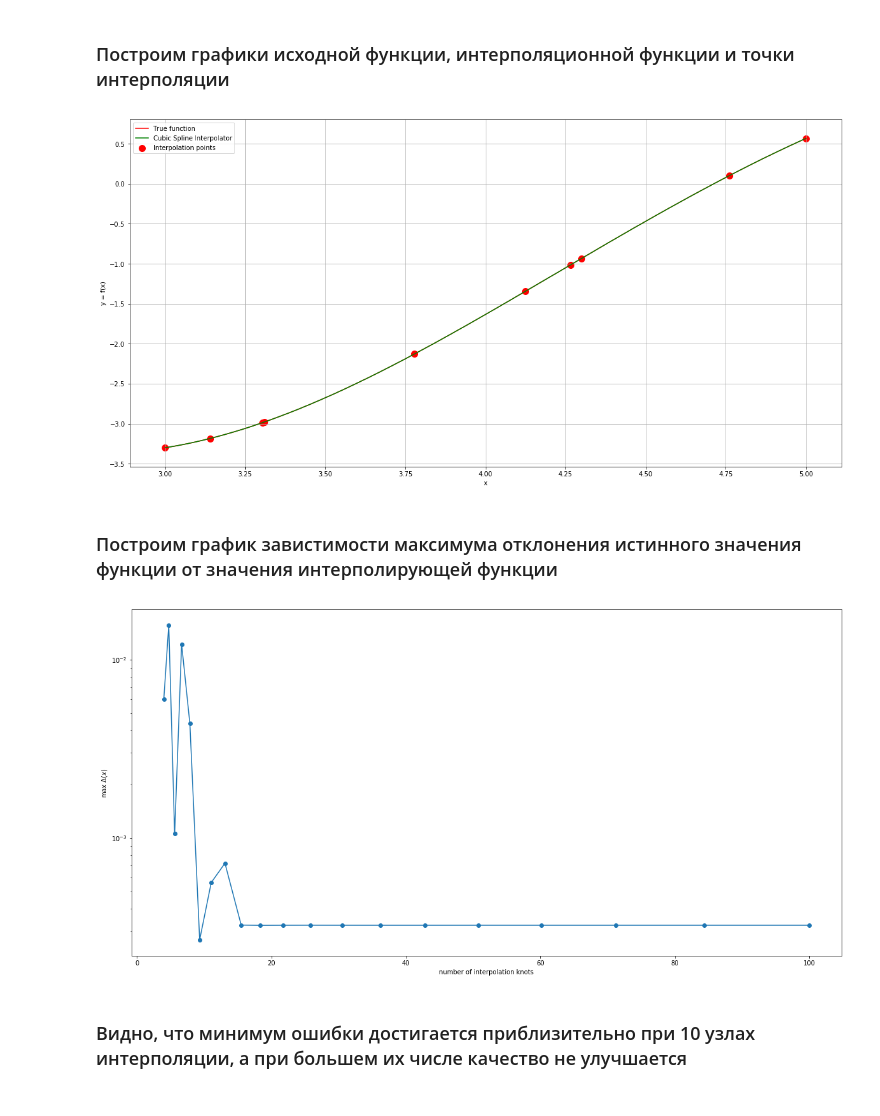
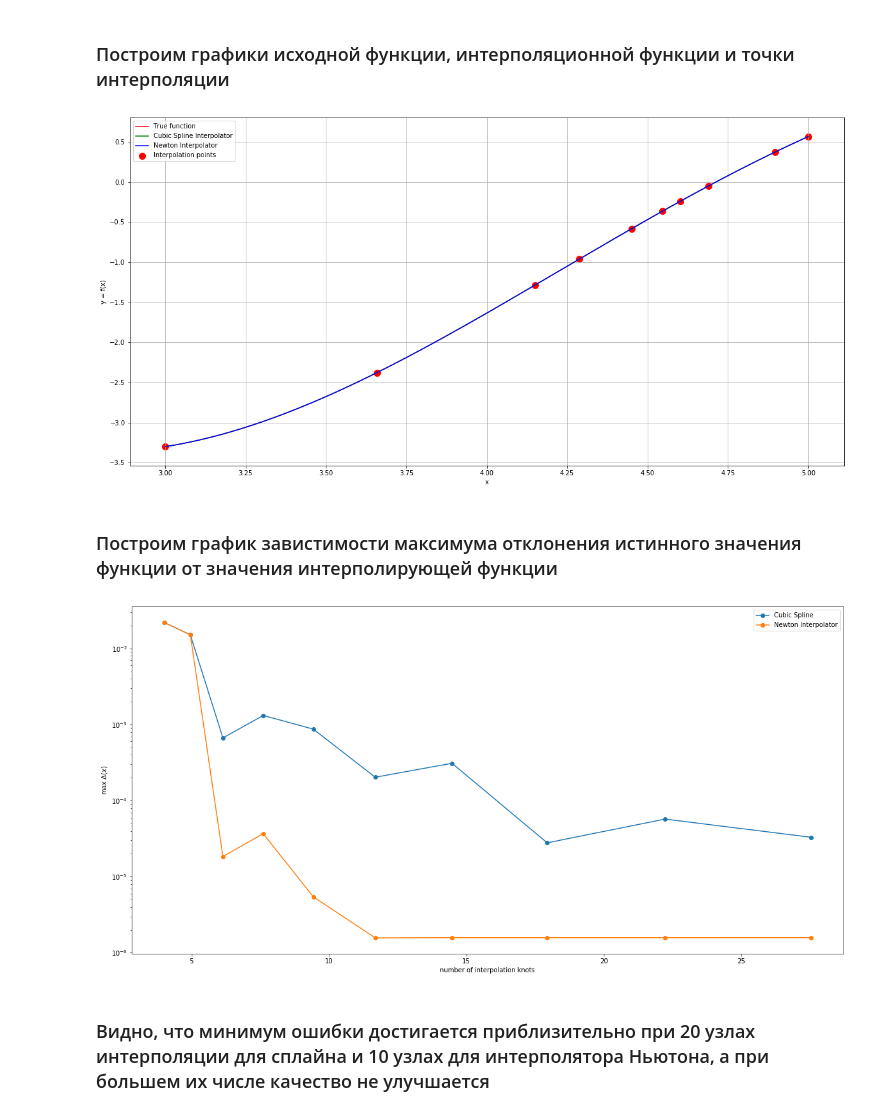
Before and after one commit to Glebzok/NumericalMethods, a Jupyter notebook: Lab5.ipynb, the cells around one changed output. Drawn from its saved outputs; the diff is of its cells as text; code cells hidden in the pictures.

```diff
--- a/Lab5.ipynb
+++ b/Lab5.ipynb
@@ -318,6 +318,9 @@ y_grid = f(x_grid)
 
 Spline = CubicSpline()
 Spline.fit(x_grid, y_grid)
+
+Newton = NewtonInterpolator()
+Newton.fit(x_grid, y_grid)
 # %% [markdown]
 ### Построим графики исходной функции, интерполяционной функции и точки интерполяции
 # %%
@@ -333,36 +336,48 @@ plotting_x_grid = np.linspace(a, b, 1000)
 plotting_y_grid = Spline.predict(plotting_x_grid)
 plt.plot(plotting_x_grid, plotting_y_grid, c = 'g', label = 'Cubic Spline Interpolator');
 
+plotting_y_grid = Newton.predict(plotting_x_grid)
+plt.plot(plotting_x_grid, plotting_y_grid, c = 'b', label = 'Newton Interpolator');
+
 plt.xlabel('x')
 plt.ylabel('y = f(x)')
 plt.grid()
 plt.legend();
 # %% [output]
-[figure, old version]
+[figure, new version]
 # %% [markdown]
 ### Построим график завистимости максимума отклонения истинного значения функции от значения интерполирующей функции
 # %%
 plt.figure(figsize=(20,10))
 
-d = []
+d_spline = []
+d_Newton = []
 
-for n in np.logspace(np.log10(4), 2,  20):
+Spline = CubicSpline()
+Newton = NewtonInterpolator()
+maxn = 1.44
+nmb = 10
+
+for n in np.logspace(np.log10(4), maxn,  nmb):
     k = int(n)
     x_grid = np.append(np.random.uniform(a+0.01, b-0.01, k-2), [a, b])
     x_grid.sort()
     y_grid = f(x_grid)
 
-    Spline = CubicSpline()
     Spline.fit(x_grid, y_grid)
+    Newton.fit(x_grid, y_grid)
 
-    d.append(np.max(np.abs(plotting_y_grid - Spline.predict(plotting_x_grid))))
+    d_spline.append(np.max(np.abs(plotting_y_grid - Spline.predict(plotting_x_grid))))
+    d_Newton.append(np.max(np.abs(plotting_y_grid - Newton.predict(plotting_x_grid))))
 
-plt.plot(np.logspace(np.log10(4), 2, 20), d, marker = 'o')
+plt.plot(np.logspace(np.log10(4), maxn, nmb), d_spline, marker = 'o', label = 'Cubic Spline')
+plt.plot(np.logspace(np.log10(4), maxn, nmb), d_Newton, marker = 'o', label = 'Newton Interpolator')
 
 plt.xlabel('number of interpolation knots')
 plt.yscale('log')
+plt.legend()
 plt.ylabel('max $\Delta(x)$');
 # %% [output]
-[figure, old version]
+[figure, new version]
 # %% [markdown]
-### Видно, что минимум ошибки достигается приблизительно при 10 узлах интерполяции, а при большем их числе качество не улучшается
+### Видно, что минимум ошибки достигается приблизительно при 20 узлах интерполяции для сплайна и 10 узлах для интерполятора Ньютона, а при большем их числе качество не улучшается
```
Also changed, not shown: parts of 5 cells of this notebook, 18 other files.
